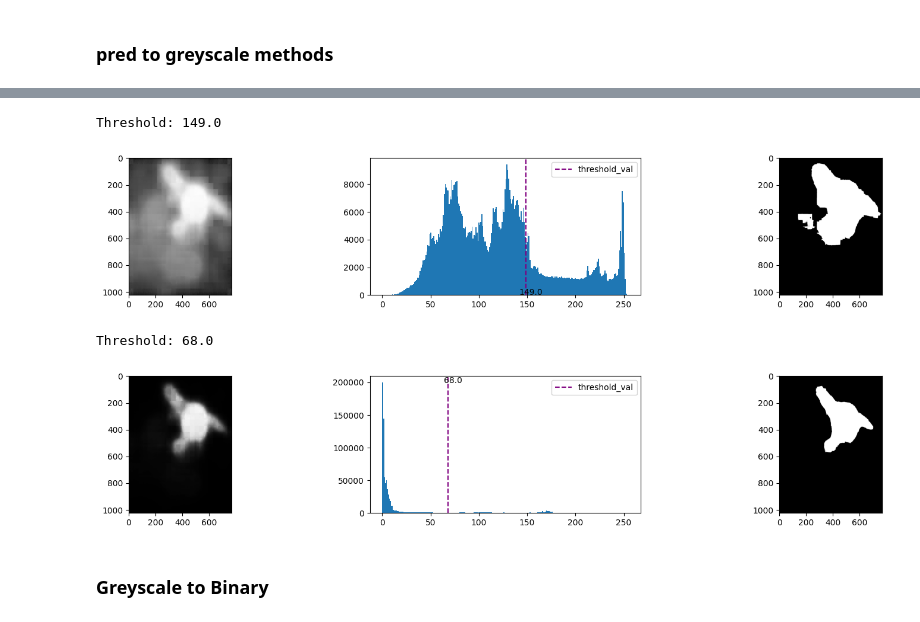
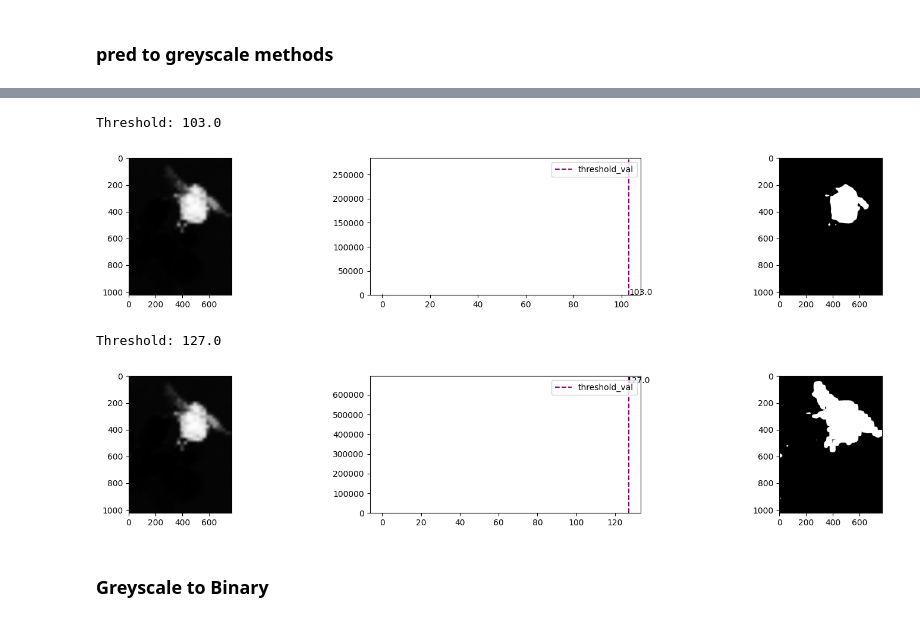
Before and after one commit to lwfld/reProj, a Jupyter notebook: exp.ipynb, the cells around one changed output, grey strips where cells are left out. Saved outputs shown, nothing was run; the diff lists cells and outputs as text; code cells hidden in the pictures.

```diff
--- a/exp.ipynb
+++ b/exp.ipynb
@@ -51,41 +103,0 @@ Text(0.5, 1.0, 'Histogram Comparison')
-# %%
-# First Get a prediction
-img_id = 170
-
-ori = get_img_by_id(img_id)
-pred = seg_clipseg(ori, prompts=["bee", "background"])
-gt = get_img_by_id(img_id, "./dataset/masks/gt/")
-
-gs_minmax = toGreyscale(pred[0], method=1)
-gs_sigmoid = toGreyscale(pred[0], method=2)
-
-# Comparision
-import numpy as np
-import matplotlib.pyplot as plt
-
-
-bins = np.arange(256)
-val_range = (0, 255)
-
-hist1, bins1 = np.histogram(gs_minmax.flatten(), bins=256, range=[0, 256])
-hist2, bins2 = np.histogram(gs_sigmoid.flatten(), bins=256, range=[0, 256])
-
-fig, axs = plt.subplots(1, 4, figsize=(20, 3))
-
-axs[0].imshow(ori)
-axs[0].axis("off")
-axs[0].set_title("Originial Image")
-
-axs[1].imshow(gs_minmax, cmap="gray")
-axs[1].axis("off")
-axs[1].set_title("Grayscale Image from prediction(Min-Max)")
-
-axs[2].imshow(gs_sigmoid, cmap="gray")
-axs[2].axis("off")
-axs[2].set_title("Grayscale Image from prediction(Sigmoid)")
-
-width = bins1[1] - bins1[0]
-axs[3].bar(bins1[:-1], hist1, width=width, color="blue", alpha=0.7, label="Min_Max")
-axs[3].bar(bins2[:-1], hist2, width=width, color="red", alpha=0.5, label="Sigmoid")
-axs[3].legend(loc="upper right")
-axs[3].set_title("Histogram Comparison")
@@ -95,22 +104,22 @@ Text(0.5, 1.0, 'Histogram Comparison')
 # %%
 thr, bi_img = toBinary(gs_minmax, mode=2)
 
 print("Threshold: {}".format(thr))
 
 plt.subplots(figsize=(20, 3))
 plt.subplot(131)
 plt.imshow(gs_minmax, cmap="gray")
 plt.subplot(132)
 plt.axvline(x=thr, color="purple", linestyle="--", label="threshold_val")
 plt.legend(loc="upper right")
 plt.text(thr + 5, plt.ylim()[1] * 0.95, str(thr), color="black", ha="center")
-plt.hist(gs_minmax.flatten(), bins=256, range=(0, 255))
+plt.hist(gs_minmax.flatten(), bins=256, range=(0, 1))
 plt.subplot(133)
 plt.imshow(bi_img, cmap="gray")
 plt.show()
 # %% [output]
-Threshold: 149.0
+Threshold: 103.0
-[figure, old version]
+[figure, new version]
 # %%
 thr, bi_img = toBinary(gs_sigmoid, mode=2)
 
@@ -120,7 +129,7 @@ plt.subplots(figsize=(20, 3))
 plt.subplot(131)
 plt.imshow(gs_sigmoid, cmap="gray")
 plt.subplot(132)
-plt.hist(gs_sigmoid.flatten(), bins=256, range=(0, 255))
+plt.hist(gs_sigmoid.flatten(), bins=256, range=(0, 1))
 plt.axvline(x=thr, color="purple", linestyle="--", label="threshold_val")
 plt.legend(loc="upper right")
 plt.text(thr + 5, plt.ylim()[1] * 0.95, str(thr), color="black", ha="center")
@@ -128,7 +137,7 @@ plt.subplot(133)
 plt.imshow(bi_img, cmap="gray")
 plt.show()
 # %% [output]
-Threshold: 68.0
+Threshold: 127.0
-[figure, old version]
+[figure, new version]
 # %% [markdown]
 ### Greyscale to Binary
```
Also changed, not shown: parts of 49 cells of this notebook, 32 other files.
